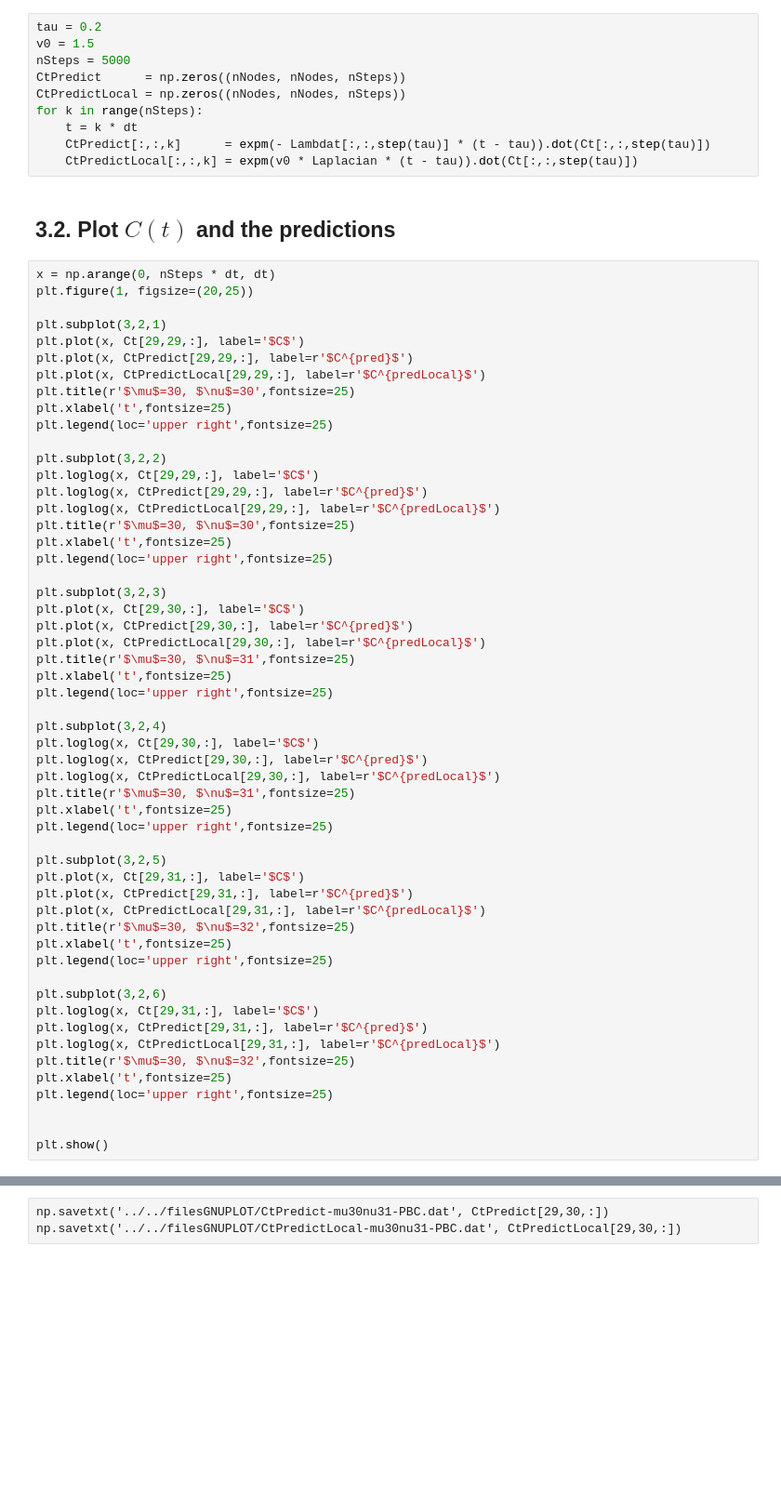
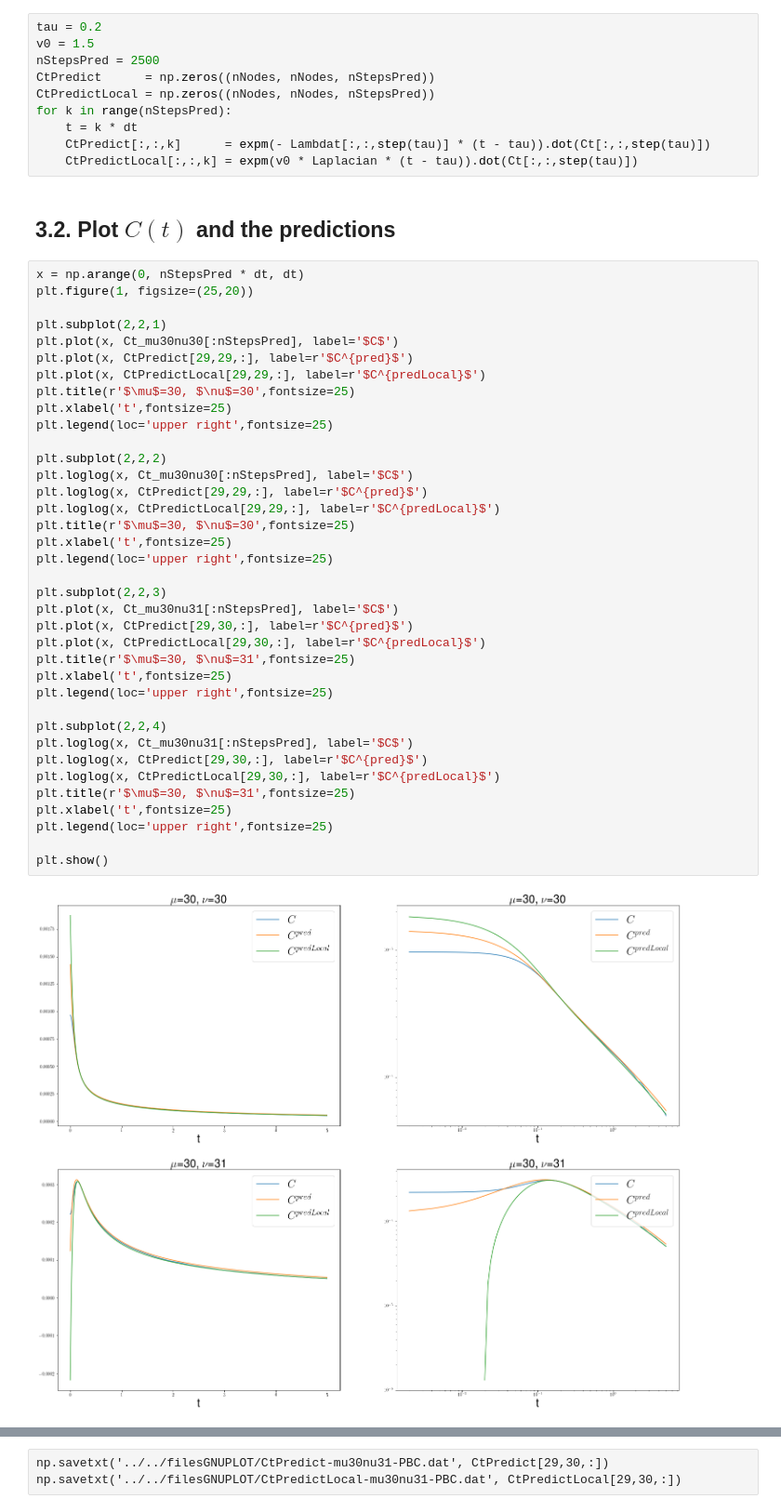
Before and after one commit to DiegoDZ/Thesis, a Jupyter notebook: notebooks/66nodes/PBC/NanoHydro-PBC.ipynb, the cells around one changed output, grey strips where cells are left out. Shown at 93% size. Cells and saved outputs as stored; diff of their text form; blank space fills up the shorter version.

```diff
--- a/notebooks/66nodes/PBC/NanoHydro-PBC.ipynb
+++ b/notebooks/66nodes/PBC/NanoHydro-PBC.ipynb
@@ -734,67 +735,52 @@ $C^{predict}(t) = exp[-\Lambda(\tau)·(t-\tau)]C(\tau)$
 # %%
 tau = 0.2
 v0 = 1.5
-nSteps = 5000
-CtPredict      = np.zeros((nNodes, nNodes, nSteps))
-CtPredictLocal = np.zeros((nNodes, nNodes, nSteps))
-for k in range(nSteps):
+nStepsPred = 2500
+CtPredict      = np.zeros((nNodes, nNodes, nStepsPred))
+CtPredictLocal = np.zeros((nNodes, nNodes, nStepsPred))
+for k in range(nStepsPred):
     t = k * dt
     CtPredict[:,:,k]      = expm(- Lambdat[:,:,step(tau)] * (t - tau)).dot(Ct[:,:,step(tau)])
     CtPredictLocal[:,:,k] = expm(v0 * Laplacian * (t - tau)).dot(Ct[:,:,step(tau)])
 # %% [markdown]
 ## 3.2. Plot $C(t)$ and the predictions
 # %%
-x = np.arange(0, nSteps * dt, dt)
-plt.figure(1, figsize=(20,25))
+x = np.arange(0, nStepsPred * dt, dt)
+plt.figure(1, figsize=(25,20))
 
-plt.subplot(3,2,1)
-plt.plot(x, Ct[29,29,:], label='$C$')
+plt.subplot(2,2,1)
+plt.plot(x, Ct_mu30nu30[:nStepsPred], label='$C$')
 plt.plot(x, CtPredict[29,29,:], label=r'$C^{pred}$')
 plt.plot(x, CtPredictLocal[29,29,:], label=r'$C^{predLocal}$')
 plt.title(r'$\mu$=30, $\nu$=30',fontsize=25)
 plt.xlabel('t',fontsize=25)
 plt.legend(loc='upper right',fontsize=25)
 
-plt.subplot(3,2,2)
-plt.loglog(x, Ct[29,29,:], label='$C$')
+plt.subplot(2,2,2)
+plt.loglog(x, Ct_mu30nu30[:nStepsPred], label='$C$')
 plt.loglog(x, CtPredict[29,29,:], label=r'$C^{pred}$')
 plt.loglog(x, CtPredictLocal[29,29,:], label=r'$C^{predLocal}$')
 plt.title(r'$\mu$=30, $\nu$=30',fontsize=25)
 plt.xlabel('t',fontsize=25)
 plt.legend(loc='upper right',fontsize=25)
 
-plt.subplot(3,2,3)
-plt.plot(x, Ct[29,30,:], label='$C$')
+plt.subplot(2,2,3)
+plt.plot(x, Ct_mu30nu31[:nStepsPred], label='$C$')
 plt.plot(x, CtPredict[29,30,:], label=r'$C^{pred}$')
 plt.plot(x, CtPredictLocal[29,30,:], label=r'$C^{predLocal}$')
 plt.title(r'$\mu$=30, $\nu$=31',fontsize=25)
 plt.xlabel('t',fontsize=25)
 plt.legend(loc='upper right',fontsize=25)
 
-plt.subplot(3,2,4)
-plt.loglog(x, Ct[29,30,:], label='$C$')
+plt.subplot(2,2,4)
+plt.loglog(x, Ct_mu30nu31[:nStepsPred], label='$C$')
 plt.loglog(x, CtPredict[29,30,:], label=r'$C^{pred}$')
 plt.loglog(x, CtPredictLocal[29,30,:], label=r'$C^{predLocal}$')
 plt.title(r'$\mu$=30, $\nu$=31',fontsize=25)
 plt.xlabel('t',fontsize=25)
 plt.legend(loc='upper right',fontsize=25)
 
-plt.subplot(3,2,5)
-plt.plot(x, Ct[29,31,:], label='$C$')
-plt.plot(x, CtPredict[29,31,:], label=r'$C^{pred}$')
-plt.plot(x, CtPredictLocal[29,31,:], label=r'$C^{predLocal}$')
-plt.title(r'$\mu$=30, $\nu$=32',fontsize=25)
-plt.xlabel('t',fontsize=25)
-plt.legend(loc='upper right',fontsize=25)
-
-plt.subplot(3,2,6)
-plt.loglog(x, Ct[29,31,:], label='$C$')
-plt.loglog(x, CtPredict[29,31,:], label=r'$C^{pred}$')
-plt.loglog(x, CtPredictLocal[29,31,:], label=r'$C^{predLocal}$')
-plt.title(r'$\mu$=30, $\nu$=32',fontsize=25)
-plt.xlabel('t',fontsize=25)
-plt.legend(loc='upper right',fontsize=25)
-
-
 plt.show()
+# %% [output]
+[figure, added]
 # %% [markdown]
```
Also changed, not shown: parts of 7 cells of this notebook.
